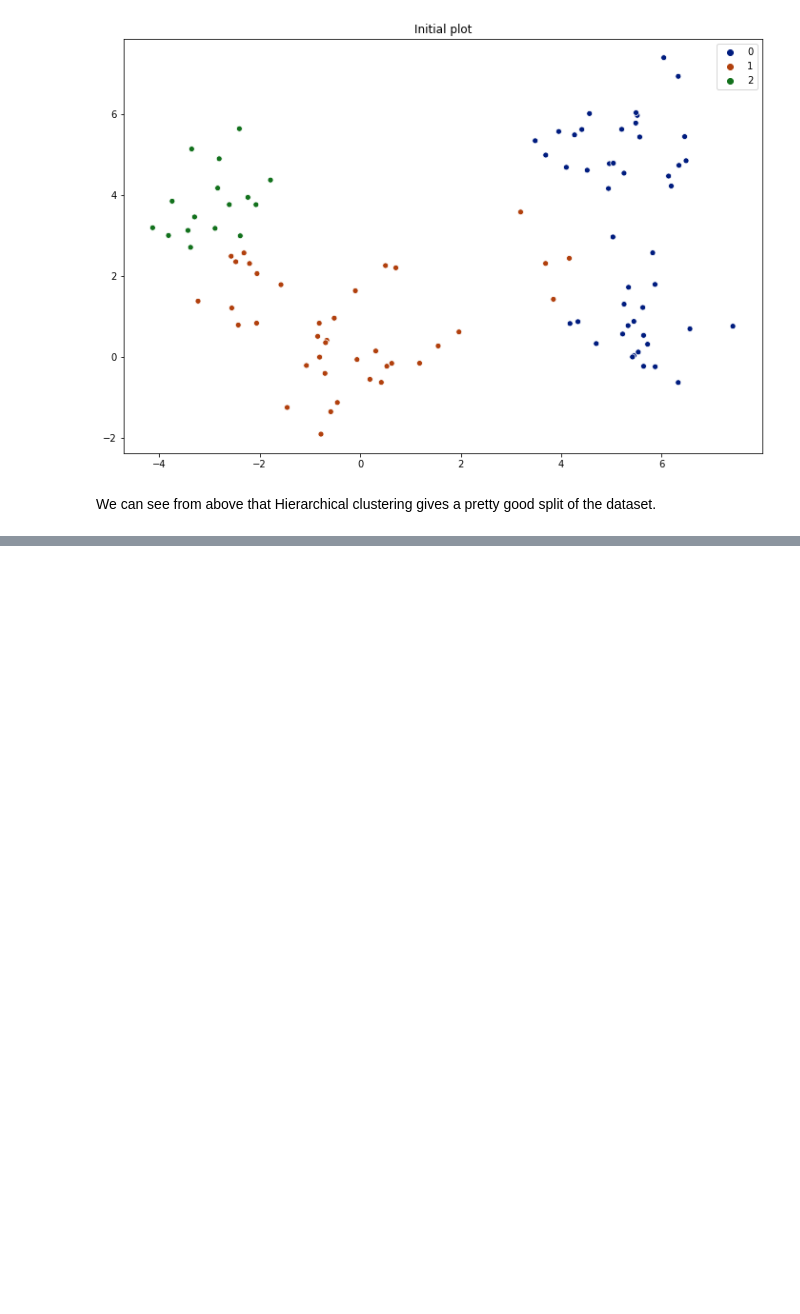
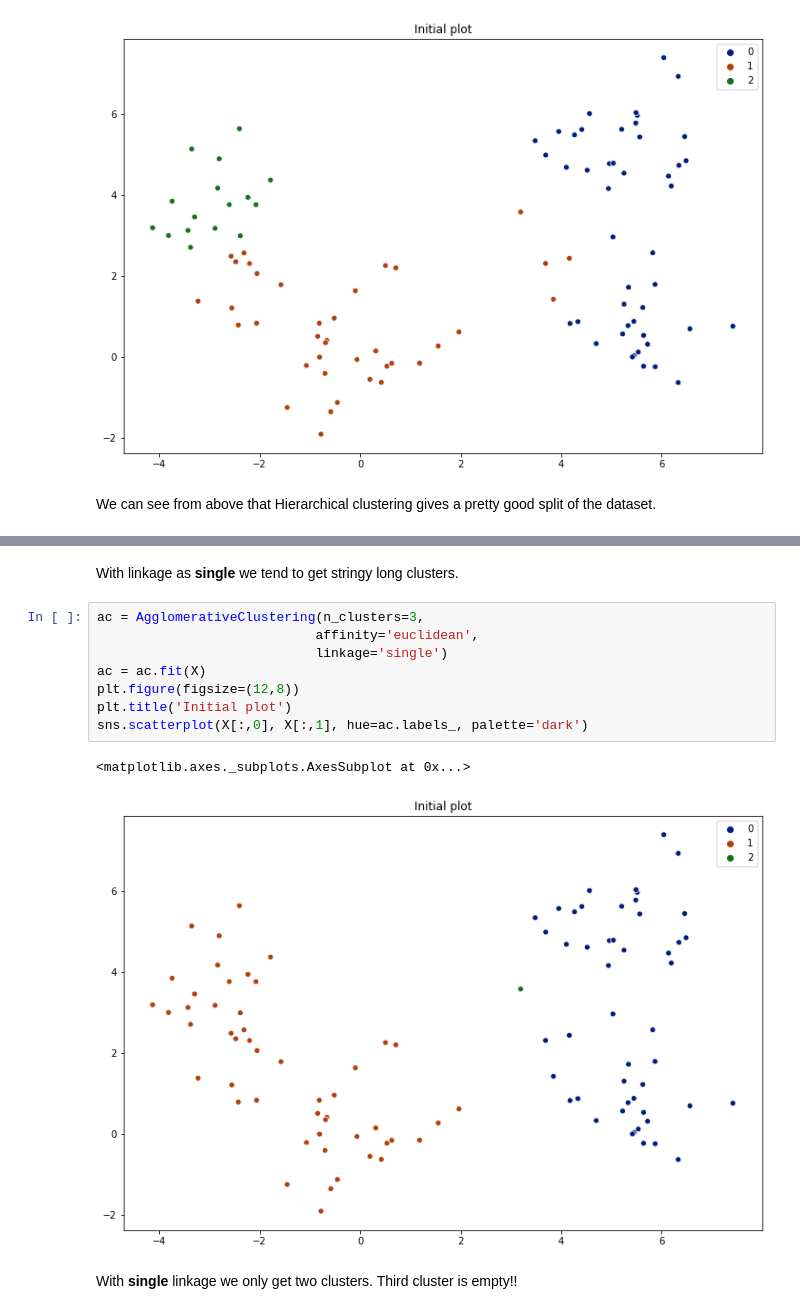
Before and after one commit to mchopraIITD/machinelearning, a Jupyter notebook: ml/src/Hierarchical_Clustering.ipynb, the cells around one changed output, grey strips where cells are left out. Drawn from its saved outputs; the diff is of its cells as text; blank space fills up the shorter version.

```diff
--- a/ml/src/Hierarchical_Clustering.ipynb
+++ b/ml/src/Hierarchical_Clustering.ipynb
@@ -86,0 +104,15 @@ We can see from above that Hierarchical clustering gives a pretty good split of
+# %% [markdown]
+With linkage as **single** we tend to get stringy long clusters.
+# %%
+ac = AgglomerativeClustering(n_clusters=3,
+                            affinity='euclidean',
+                            linkage='single')
+ac = ac.fit(X)
+plt.figure(figsize=(12,8))
+plt.title('Initial plot')
+sns.scatterplot(X[:,0], X[:,1], hue=ac.labels_, palette='dark')
+# %% [output]
+<matplotlib.axes._subplots.AxesSubplot at 0x...>
+[figure, added]
+# %% [markdown]
+With **single** linkage we only get two clusters. Third cluster is empty!!
```
Also changed, not shown: parts of 3 cells of this notebook.
